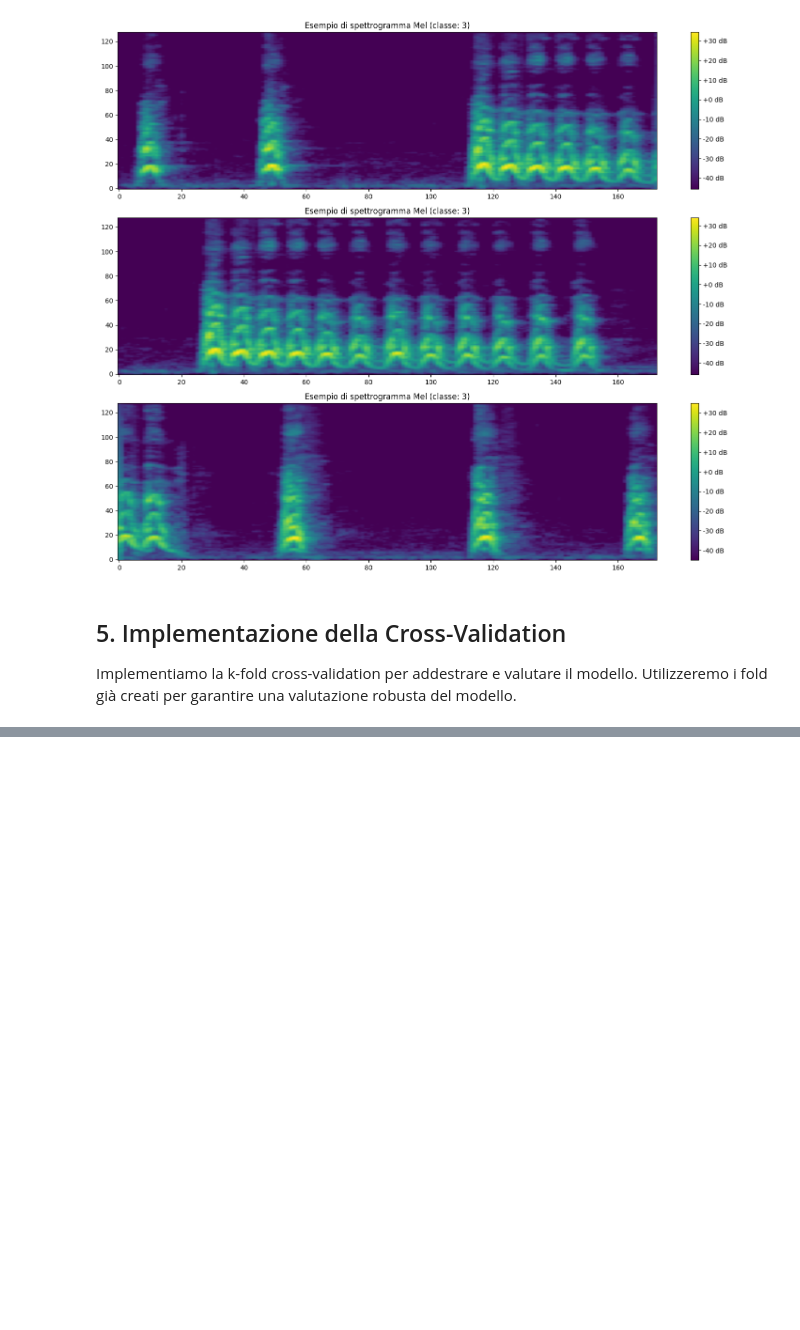
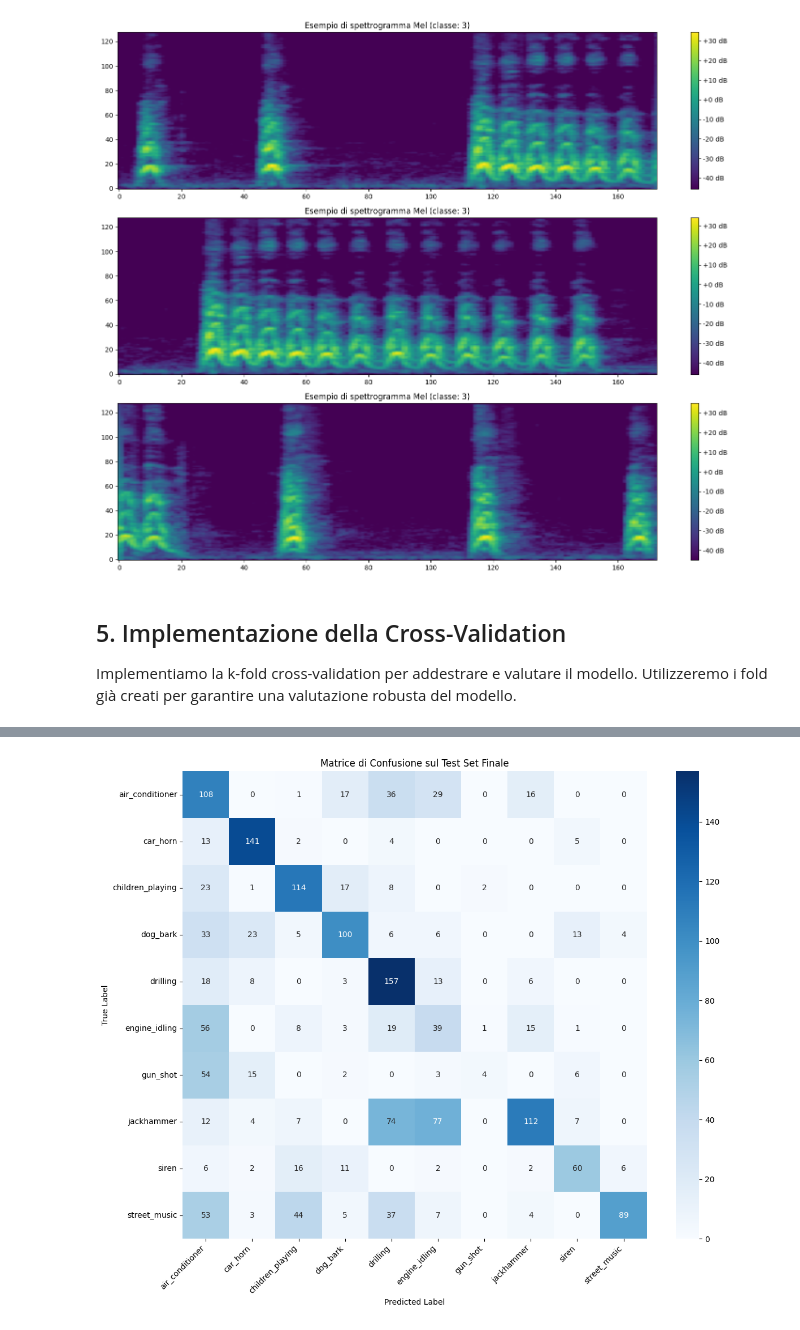
Before and after one commit to lukebo01/urbanSmartSound, a Jupyter notebook: scripts/train_and_test.ipynb, the cells around one changed output, grey strips where cells are left out. Drawn from its saved outputs; the diff is of its cells as text; code cells hidden in the pictures; blank space fills up the shorter version.

Commit message:
Final script for cross-validation and final model on total of dataset with no peaking

```diff
--- a/scripts/train_and_test.ipynb
+++ b/scripts/train_and_test.ipynb
@@ -817,18 +533,0 @@ Prima di procedere con l'addestramento, determiniamo il numero totale di classi
-# %%
-# Determina il numero totale di classi in tutti i fold
-try:
-    print("Determinazione del numero totale di classi nel dataset completo...")
-    num_classes = determine_total_classes(fold_dirs)
-
-    # Per sicurezza, assicuriamoci che num_classes sia almeno 10 (0-9)
-    num_classes = max(num_classes, 10)
-
-    print(f"\nNel dataset sono presenti {num_classes} classi di suoni urbani")
-    print("Le classi dovrebbero corrispondere alle categorie di UrbanSound8K:")
-    print("0:air_conditioner, 1:car_horn, 2:children_playing, 3:dog_bark, 4:drilling")
-    print("5:engine_idling, 6:gun_shot, 7:jackhammer, 8:siren, 9:street_music")
-
-except Exception as e:
-    print(f"Errore nella determinazione del numero di classi: {str(e)}")
-    print("Usando un valore predefinito di 10 classi per sicurezza")
-    num_classes = 10
@@ -834,0 +669,79 @@ except Exception as e:
+# %%
+# --- FASE 5: VALUTAZIONE FINALE E REPORTING ---
+print("\n" + "="*50)
+print("Fase 5: Valutazione finale del modello...")
+print("="*50)
+
+# Valutazione finale sul test set
+final_loss, final_accuracy = final_model.evaluate(X_test_final, y_test_final, verbose=0)
+print(f"\nPerformance sul Test Set (split 80/20 stratificato per ID):")
+print(f"  - Loss: {final_loss:.4f}")
+print(f"  - Accuracy: {final_accuracy:.4f}\n")
+
+# Confronto con la stima della Cross-Validation
+mean_acc_cv = np.mean(fold_accuracies) if 'fold_accuracies' in globals() and fold_accuracies else 0
+print(f"Performance media stimata dalla CV: {mean_acc_cv:.4f}")
+
+# Predizioni per analisi dettagliata
+y_pred_final = np.argmax(final_model.predict(X_test_final, verbose=0), axis=1)
+
+# Report di Classificazione
+report = classification_report(y_test_final, y_pred_final, target_names=class_labels)
+print("\nReport di Classificazione sul Test Set:")
+print(report)
+
+# Matrice di Confusione
+conf_matrix = confusion_matrix(y_test_final, y_pred_final)
+plt.figure(figsize=(12, 10))
+sns.heatmap(conf_matrix, annot=True, fmt='d', cmap='Blues',
+            xticklabels=class_labels, yticklabels=class_labels)
+plt.title('Matrice di Confusione sul Test Set Finale')
+plt.xlabel('Predicted Label')
+plt.ylabel('True Label')
+plt.xticks(rotation=45, ha="right")
+plt.yticks(rotation=0)
+plt.tight_layout()
+plt.show()
+
+# --- FASE 6: SALVATAGGIO DEL MODELLO E DEI METADATI ---
+print("\n" + "="*50)
+print("Fase 6: Salvataggio del modello e dei metadati...")
+print("="*50)
+
+save_dir = "../models"
+os.makedirs(save_dir, exist_ok=True)
+
+model_filename = "urban_sound_classifier_final.keras"
+model_path = os.path.join(save_dir, model_filename)
+final_model.save(model_path)
+print(f"Modello finale salvato in: {model_path}")
+
+# Prepara i metadati da salvare
+# Assicurati che le variabili fold_accuracies e std_acc esistano
+mean_acc_cv = np.mean(fold_accuracies) if 'fold_accuracies' in globals() and fold_accuracies else None
+std_acc_cv = np.std(fold_accuracies) if 'fold_accuracies' in globals() and fold_accuracies else None
+
+model_metadata = {
+    "model_filename": model_filename,
+    "input_shape": list(input_shape),
+    "num_classes": int(num_classes),
+    "class_names": class_names,
+    "final_test_set_performance": {
+        "split_strategy": "80/20 split on original source IDs (fsID)",
+        "accuracy": final_accuracy,
+        "loss": final_loss
+    },
+    "estimated_cv_performance": {
+        "mean_accuracy": mean_acc_cv,
+        "std_accuracy": std_acc_cv
+    },
+    "training_date": pd.Timestamp.now().strftime("%Y-%m-%d %H:%M:%S")
+}
+
+metadata_filename = "model_metadata.json"
+metadata_path = os.path.join(save_dir, metadata_filename)
+with open(metadata_path, "w") as f:
+    json.dump(model_metadata, f, indent=4)
+
+print(f"Metadati del modello salvati in: {metadata_path}")
+# %% [output]
@@ -834,0 +765 @@ except Exception as e:
+[figure, added]
```
Also changed, not shown: parts of 9 cells of this notebook, 1 other file.
